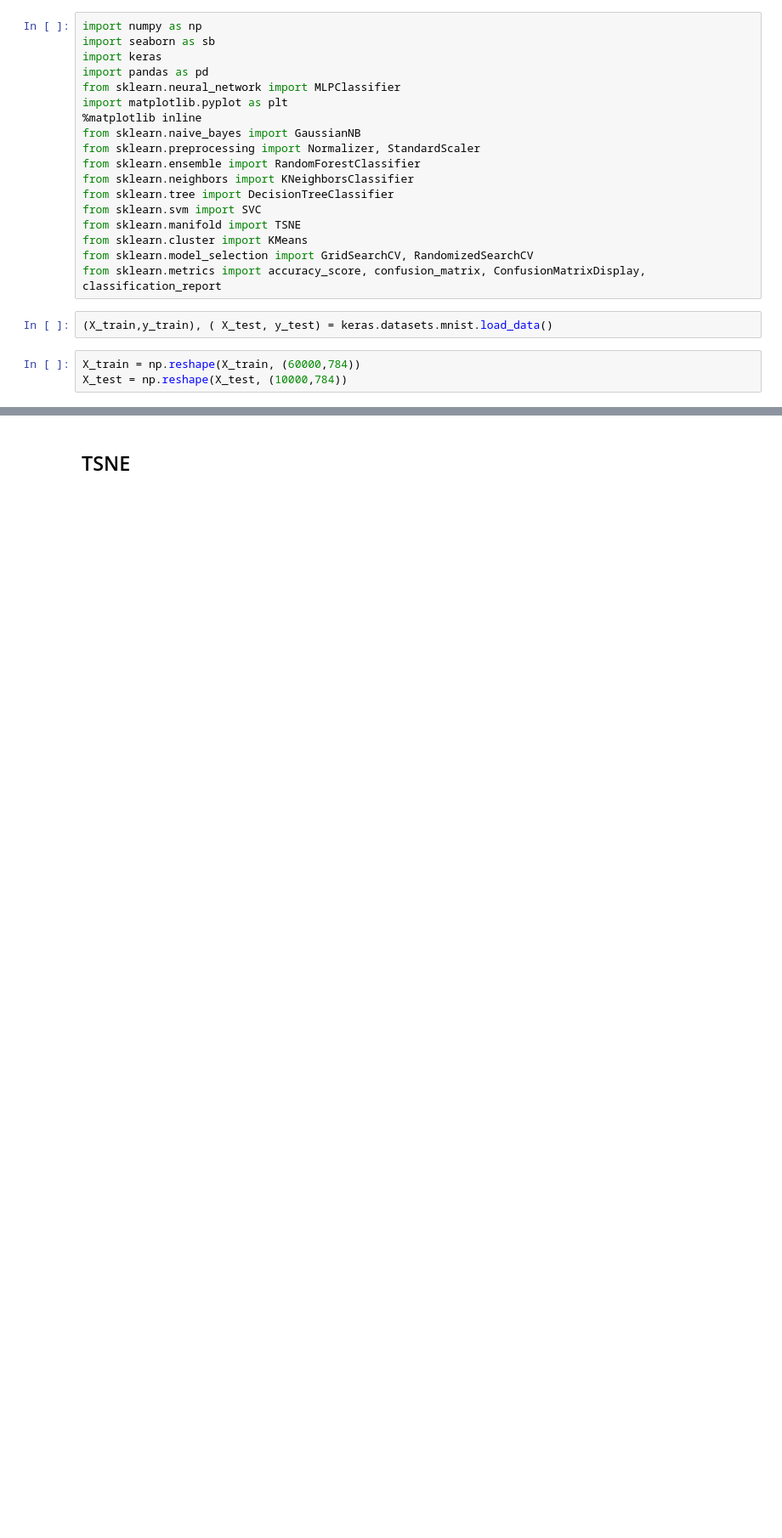
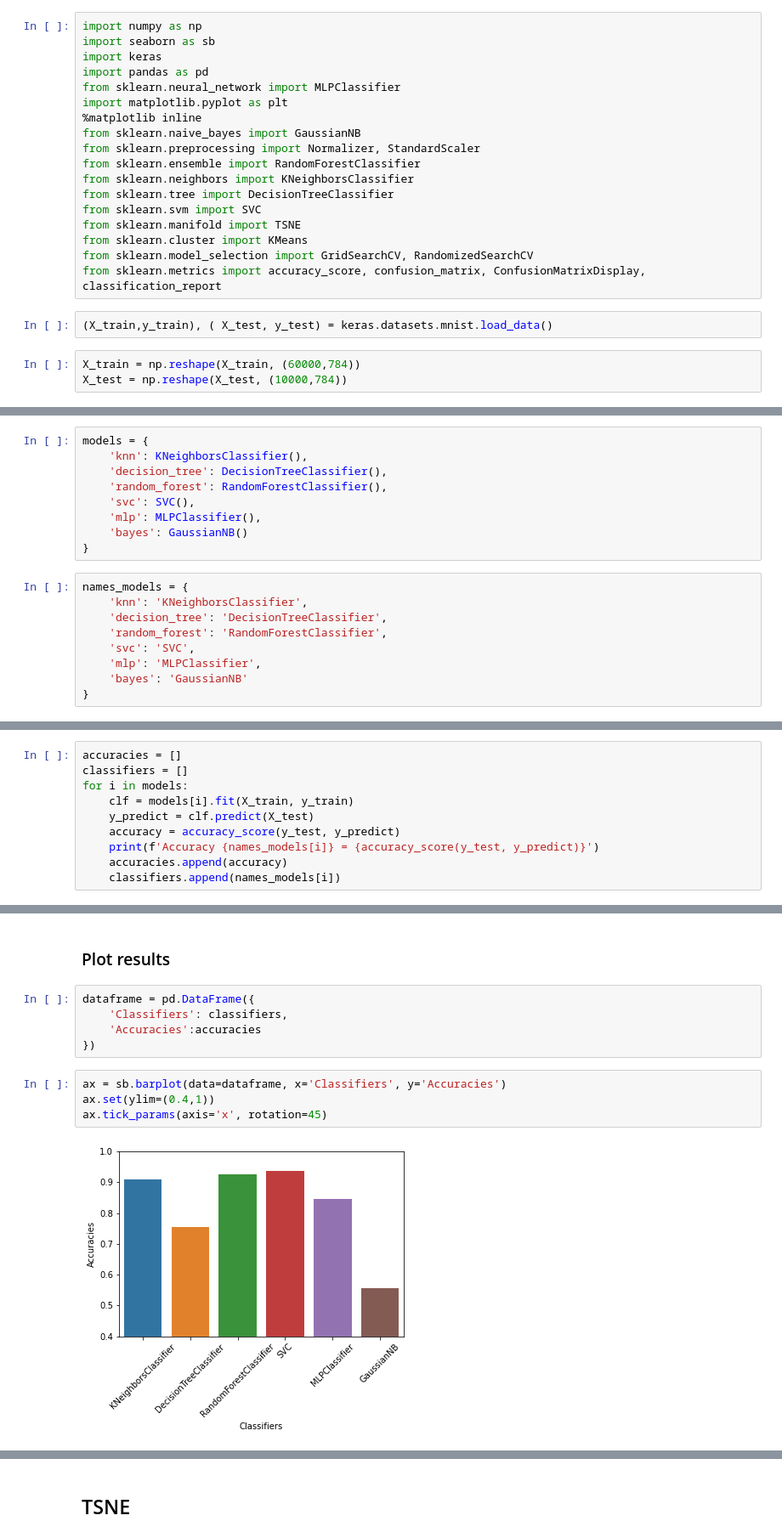
Before and after one commit to GeovaneBarros/Mentoria_Lead, a Jupyter notebook: exercicios3.ipynb, the cells around one changed output, grey strips where cells are left out. Shown at 85% size. Drawn from its saved outputs; the diff is of its cells as text; blank space fills up the shorter version.

```diff
--- a/exercicios3.ipynb
+++ b/exercicios3.ipynb
@@ -180,0 +37,18 @@ Precisão
+# %%
+models = {
+    'knn': KNeighborsClassifier(),
+    'decision_tree': DecisionTreeClassifier(),
+    'random_forest': RandomForestClassifier(),
+    'svc': SVC(),
+    'mlp': MLPClassifier(),
+    'bayes': GaussianNB()
+}
+# %%
+names_models = {
+    'knn': 'KNeighborsClassifier',
+    'decision_tree': 'DecisionTreeClassifier',
+    'random_forest': 'RandomForestClassifier',
+    'svc': 'SVC',
+    'mlp': 'MLPClassifier',
+    'bayes': 'GaussianNB'
+}
@@ -180,0 +57,10 @@ Precisão
+# %%
+accuracies = []
+classifiers = []
+for i in models:
+    clf = models[i].fit(X_train, y_train)
+    y_predict = clf.predict(X_test)
+    accuracy = accuracy_score(y_test, y_predict)
+    print(f'Accuracy {names_models[i]} = {accuracy_score(y_test, y_predict)}')
+    accuracies.append(accuracy)
+    classifiers.append(names_models[i])
@@ -180,0 +74,13 @@ Precisão
+# %% [markdown]
+### Plot results
+# %%
+dataframe = pd.DataFrame({
+    'Classifiers': classifiers,
+    'Accuracies':accuracies
+})
+# %%
+ax = sb.barplot(data=dataframe, x='Classifiers', y='Accuracies')
+ax.set(ylim=(0.4,1))
+ax.tick_params(axis='x', rotation=45)
+# %% [output]
+[figure, added]
```
Also changed, not shown: parts of 70 cells of this notebook.
